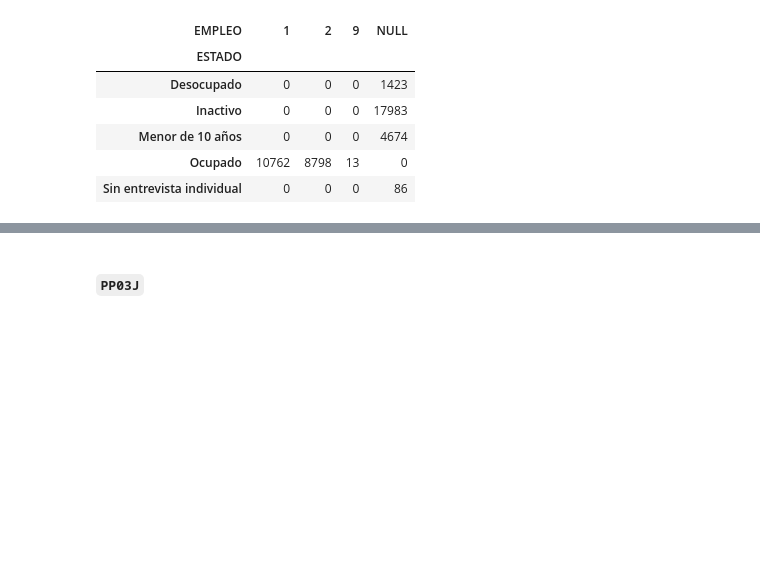
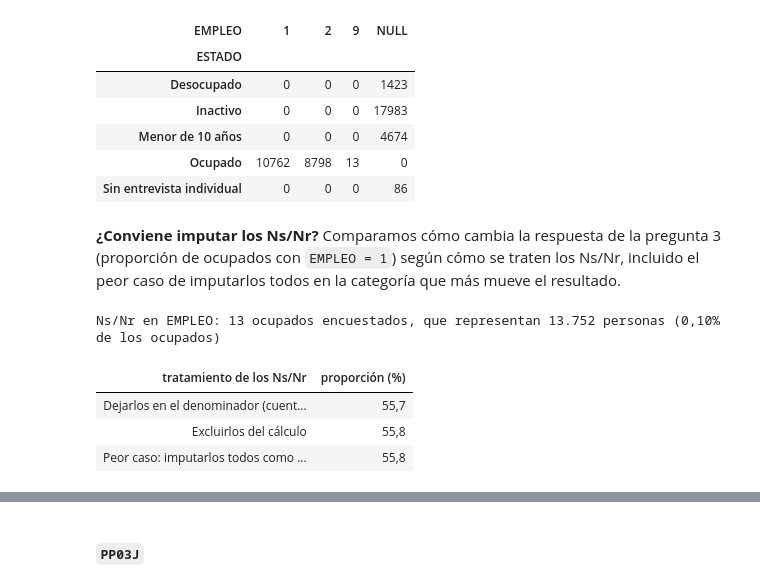
Before and after one commit to d-montenegro/eph-agente, a Jupyter notebook: notebooks/eph_1t2026_sqlite.ipynb, the cells around one changed output, grey strips where cells are left out. Saved outputs shown, nothing was run; the diff lists cells and outputs as text; code cells hidden in the pictures; blank space fills up the shorter version.

```diff
--- a/notebooks/eph_1t2026_sqlite.ipynb
+++ b/notebooks/eph_1t2026_sqlite.ipynb
@@ -498,6 +498,28 @@ def eda_categorica(columna: str, valores: dict, horizontal: bool = False, cruzar
         display(Markdown(f"**Cruce de `{columna}` con la condición de actividad (`ESTADO`)**"))
         display(cruce)
     return tabla
+
+
+def escenarios_ns_nr(columna: str, valor: int, descripcion: str) -> pd.DataFrame:
+    """Compara cómo cambia la proporción de ocupados con `valor` según cómo se traten los Ns/Nr (código 9)."""
+    ocupados = datos.loc[datos["ESTADO"] == 1]
+    peso = ocupados["PONDERA"]
+    con_valor = peso[ocupados[columna] == valor].sum()
+    ns_nr = peso[ocupados[columna] == 9].sum()
+    total = peso.sum()
+    personas = f"{ns_nr:,.0f}".replace(",", ".")
+    porcentaje = f"{ns_nr / total:.2%}".replace(".", ",")
+    print(
+        f"Ns/Nr en {columna}: {int((ocupados[columna] == 9).sum())} ocupados encuestados, "
+        f"que representan {personas} personas ({porcentaje} de los ocupados)"
+    )
+    escenarios = pd.DataFrame([
+        {"tratamiento de los Ns/Nr": "Dejarlos en el denominador (cuentan como 'no')", "proporción (%)": con_valor / total * 100},
+        {"tratamiento de los Ns/Nr": "Excluirlos del cálculo", "proporción (%)": con_valor / (total - ns_nr) * 100},
+        {"tratamiento de los Ns/Nr": f"Peor caso: imputarlos todos como '{descripcion}'", "proporción (%)": (con_valor + ns_nr) / total * 100},
+    ])
+    display(escenarios.style.hide(axis="index").format({"proporción (%)": "{:.1f}"}, decimal=","))
+    return escenarios
 # %% [markdown]
 #### `ANO4` y `TRIMESTRE`
 # %% [markdown]
@@ -641,4 +663,14 @@ Valores no documentados o faltantes: {'NULL': 24166}
 | Menor de 10 años | 0 | 0 | 0 | 4674 |
 | Ocupado | 10762 | 8798 | 13 | 0 |
 | Sin entrevista individual | 0 | 0 | 0 | 86 |
+# %% [markdown]
+**¿Conviene imputar los Ns/Nr?** Comparamos cómo cambia la respuesta de la pregunta 3 (proporción de ocupados con `EMPLEO = 1`) según cómo se traten los Ns/Nr, incluido el peor caso de imputarlos todos en la categoría que más mueve el resultado.
+# %%
+_ = escenarios_ns_nr("EMPLEO", 1, "formal")
+# %% [output]
+Ns/Nr en EMPLEO: 13 ocupados encuestados, que representan 13.752 personas (0,10% de los ocupados)
+| tratamiento de los Ns/Nr | proporción (%) |
+| Dejarlos en el denominador (cuent... | 55,7 |
+| Excluirlos del cálculo | 55,8 |
+| Peor caso: imputarlos todos como ... | 55,8 |
 # %% [markdown]
```
Also changed, not shown: parts of 5 cells of this notebook.
